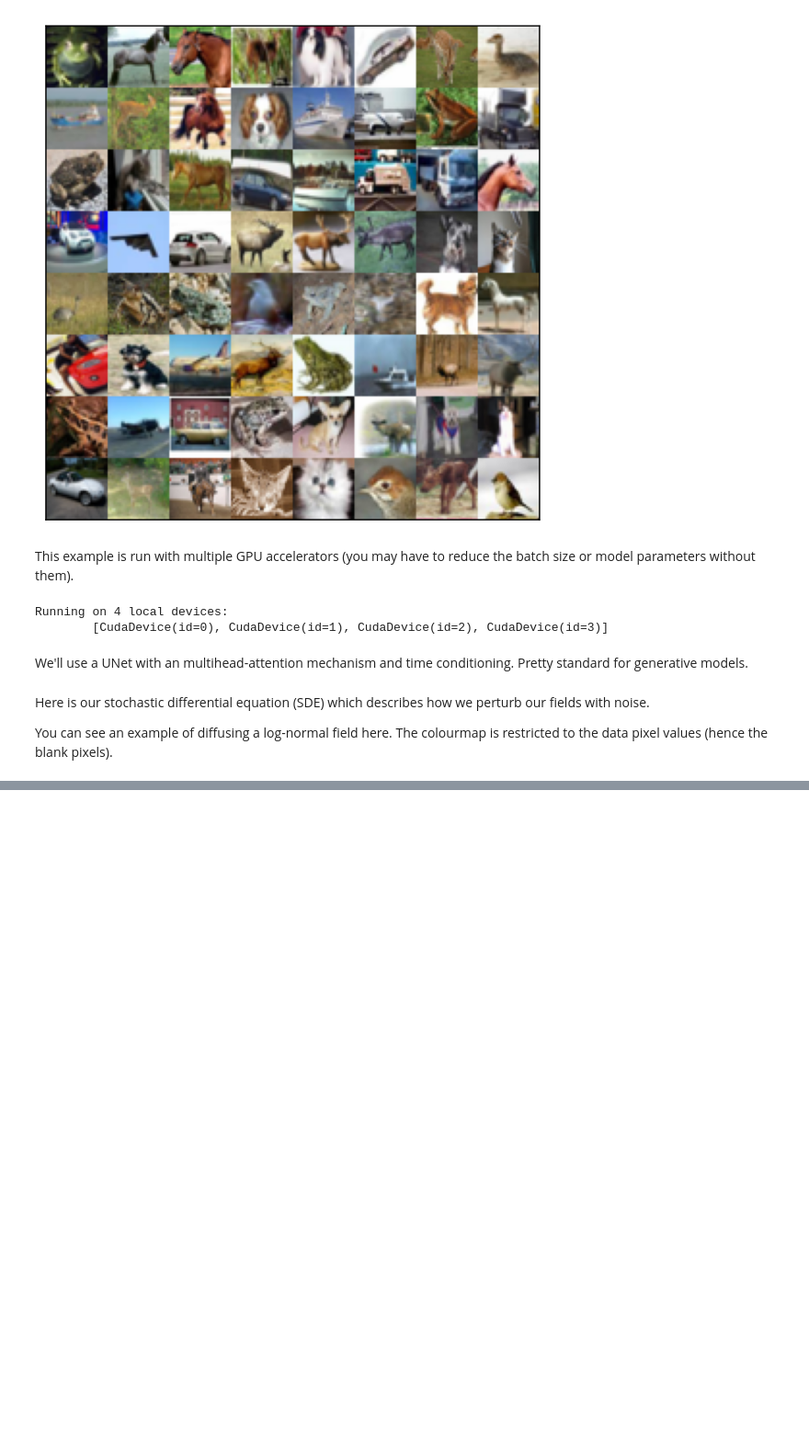
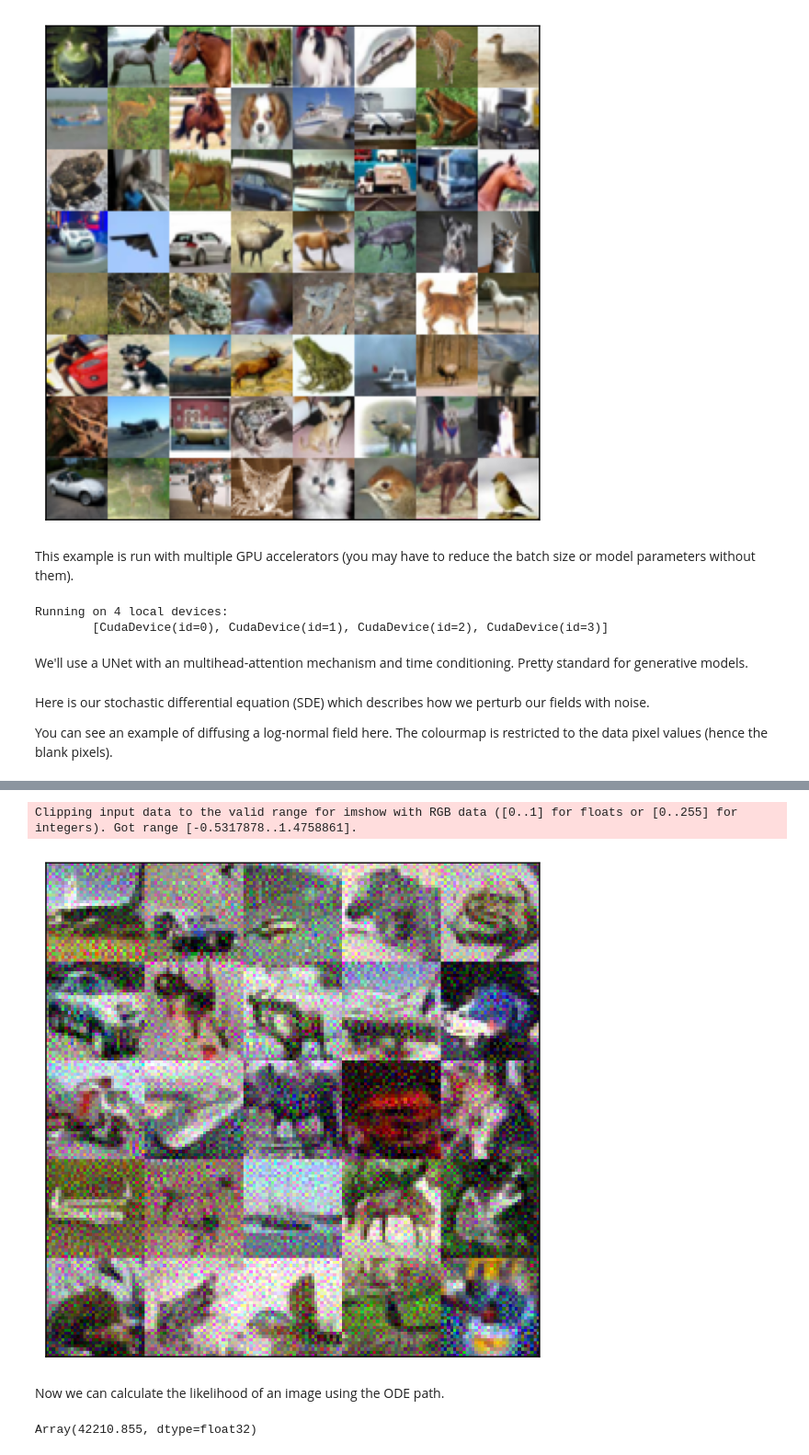
Before and after one commit to mahdi-shafiei/sbgm, a Jupyter notebook: examples/cifar10.ipynb, the cells around one changed output, grey strips where cells are left out. Shown at 92% size. Drawn from its saved outputs; the diff is of its cells as text; code cells hidden in the pictures; blank space fills up the shorter version.

```diff
--- a/examples/cifar10.ipynb
+++ b/examples/cifar10.ipynb
@@ -201,9 +233,34 @@ Now we can calculate the likelihood of a log-normal map given a Gaussian field a
+# %%
+# ODE sampling
+sample_fn = get_ode_sample_fn(model, sde, dataset.data_shape)
+ode_sample = jax.vmap(sample_fn)(sample_keys, Q, A)
+ode_sample = dataset.process_fn.reverse(ode_sample)
+
+fig, ax = plt.subplots(dpi=150)
+ax.imshow(
+    rearrange(
+        ode_sample,
+        "(h w) c x y -> (h x) (w y) c",
+        h=sample_size, w=sample_size, x=n_pix, y=n_pix
+    )
+)
+ax.set_xticks([])
+ax.set_yticks([])
+plt.tight_layout()
+plt.show()
+# %% [output]
+Clipping input data to the valid range for imshow with RGB data ([0..1] for floats or [0..255] for integers). Got range [-0.5317878..1.4758861].
+[figure, added]
+# %% [markdown]
+Now we can calculate the likelihood of an image using the ODE path.
 # %%
 from sbgm._ode import get_log_likelihood_fn
 
 log_likelihood_fn = get_log_likelihood_fn(
     model, sde, dataset.data_shape, exact_logp=False, n_eps=64
 )
-L_X = log_likelihood_fn(X[0], Q[0], A[0], key)
+L_X = log_likelihood_fn(X[0], None, A[0], key)
 
 L_X
+# %% [output]
+Array(42210.855, dtype=float32)
```
Also changed, not shown: parts of 8 cells of this notebook, 3 other files.
